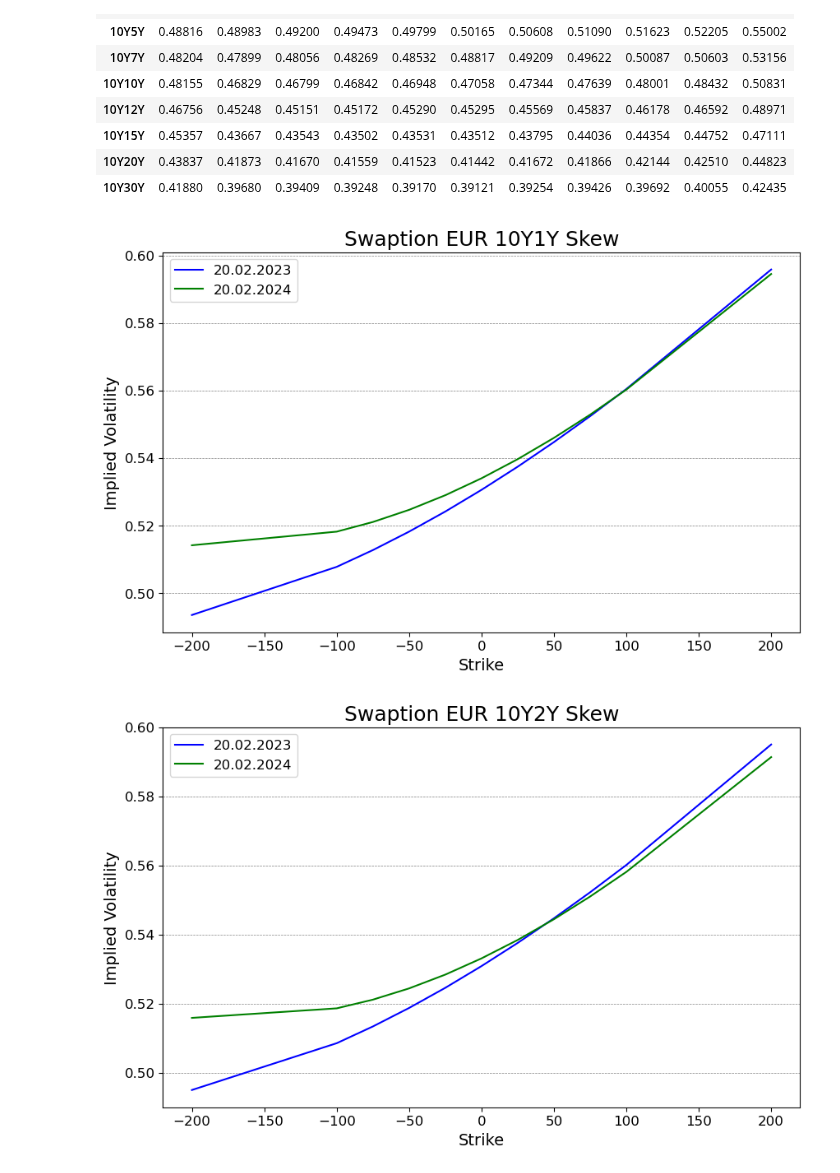
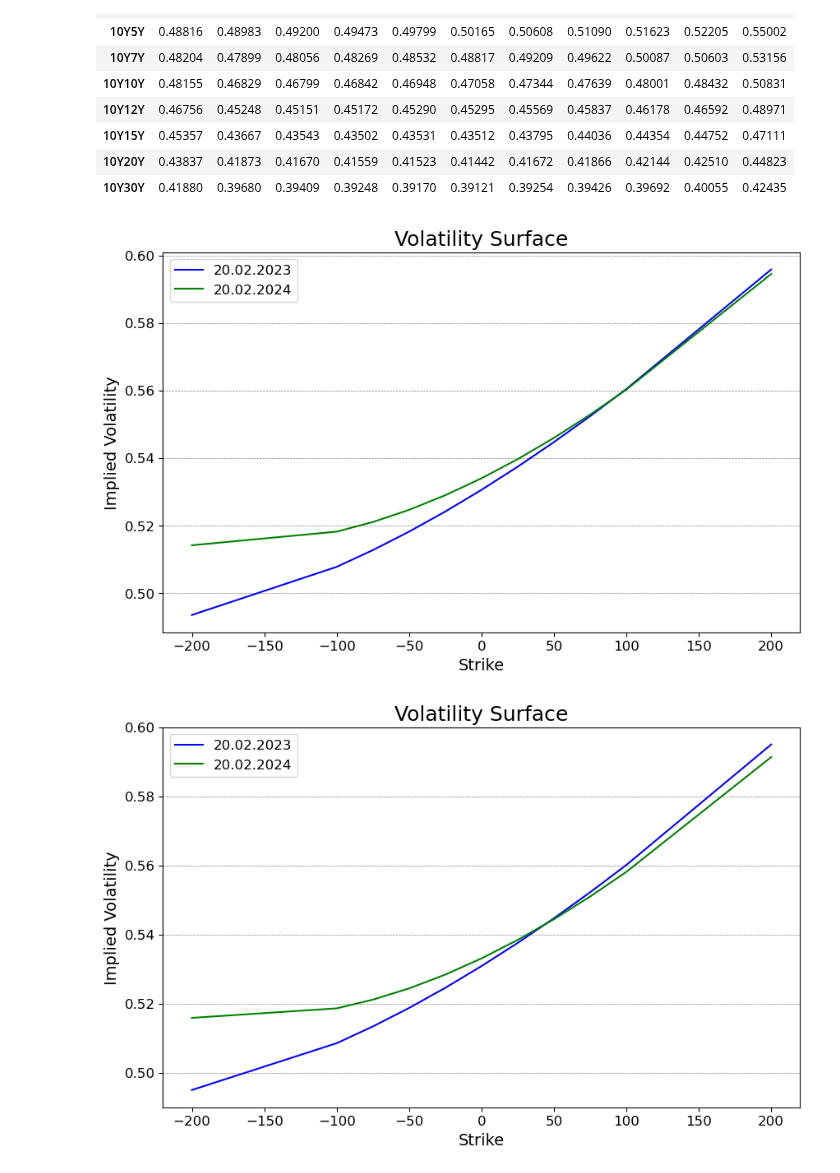
Before and after one commit to NannaOhrt/master_thesis, a Jupyter notebook: main/code/swaption_skew.ipynb, the cells around one changed output. Cells and saved outputs as stored; diff of their text form; code cells hidden in the pictures.

```diff
--- a/main/code/swaption_skew.ipynb
+++ b/main/code/swaption_skew.ipynb
@@ -77,30 +77,30 @@ df_OTM_2023
 # %%
 # Extract the '10Y10Y' row from the original dataframe
 ten_y_1_y_2023 = df_OTM_2023.loc['10Y1Y']
 ten_y_1_y_2024 = df_OTM_2024.loc['10Y1Y']
 
 # Convert indices to integer deltas (spread measure in bps)
 OTM_10Y1Y_2023 = ten_y_1_y_2023.index.str.replace('ATM', '0').astype(int)
 OTM_10Y1Y_2024 = ten_y_1_y_2024.index.str.replace('ATM', '0').astype(int)
 
 
 plt.figure(figsize=(10, 6))
 plt.plot(OTM_10Y1Y_2023, ten_y_1_y_2023.values, color='blue', label='20.02.2023')
 plt.plot(OTM_10Y1Y_2024, ten_y_1_y_2024.values, color='green',  label='20.02.2024')
-plt.title('Swaption EUR 10Y1Y Skew', fontsize=18)
+plt.title('Volatility Surface', fontsize=18)
 plt.xlabel('Strike', fontsize=14)
 plt.ylabel('Implied Volatility', fontsize=14)
 plt.xticks(fontsize=12)
 plt.yticks(fontsize=12)
 plt.grid(axis='y', color='gray', linestyle='--', linewidth=0.5)
 plt.legend(fontsize=12)
 plt.savefig("/Users/nannaingemannohrt/Desktop/master_thesis/main/plots/10Y1Y.png")  # Save as PNG
 
 # Display the plot
 plt.show()
 plt.close()
 # %% [output]
-[figure, old version]
+[figure, new version]
 # %%
 # Extract the '10Y10Y' row from the original dataframe
 ten_y_2_y_2023 = df_OTM_2023.loc['10Y2Y']
@@ -114,7 +114,7 @@ OTM_10Y2Y_2024 = ten_y_2_y_2024.index.str.replace('ATM', '0').astype(int)
 plt.figure(figsize=(10, 6))
 plt.plot(OTM_10Y2Y_2023, ten_y_2_y_2023.values, color='blue', label='20.02.2023')
 plt.plot(OTM_10Y2Y_2024, ten_y_2_y_2024.values, color='green',  label='20.02.2024')
-plt.title('Swaption EUR 10Y2Y Skew', fontsize=18)
+plt.title('Volatility Surface', fontsize=18)
 plt.xlabel('Strike', fontsize=14)
 plt.ylabel('Implied Volatility', fontsize=14)
 plt.xticks(fontsize=12)
@@ -127,7 +127,7 @@ plt.savefig("/Users/nannaingemannohrt/Desktop/master_thesis/main/plots/10Y2Y.png
 plt.show()
 plt.close()
 # %% [output]
-[figure, old version]
+[figure, new version]
 # %%
 # Extract the '10Y10Y' row from the original dataframe
 ten_y_3_y_2023 = df_OTM_2023.loc['10Y3Y']
```
Also changed, not shown: parts of 8 cells of this notebook, 13 other files.
